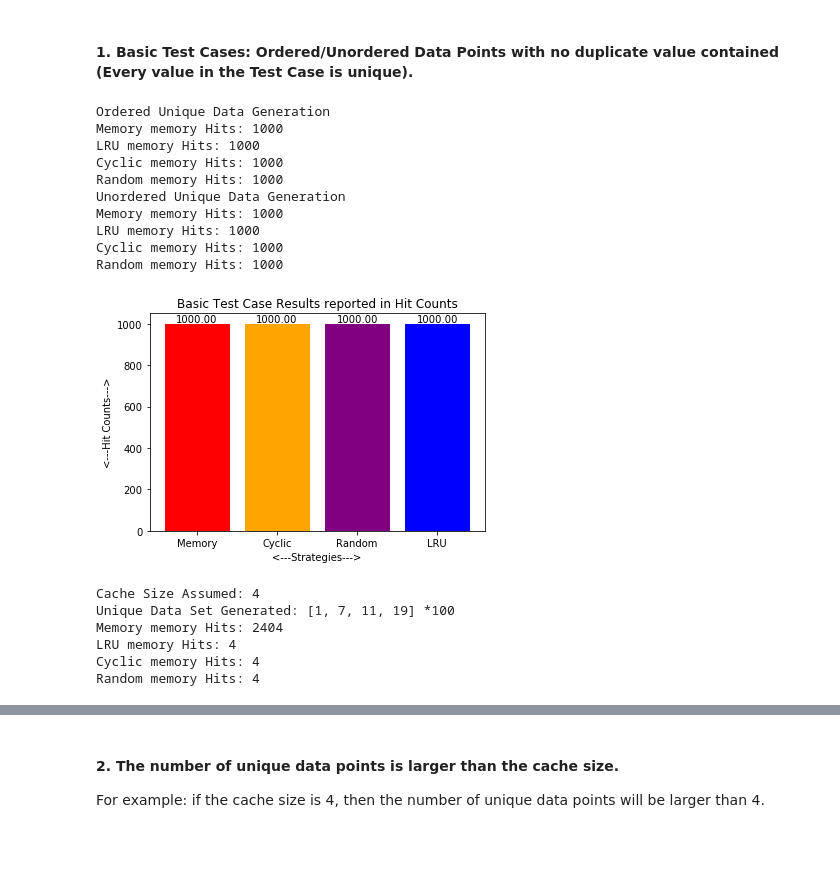
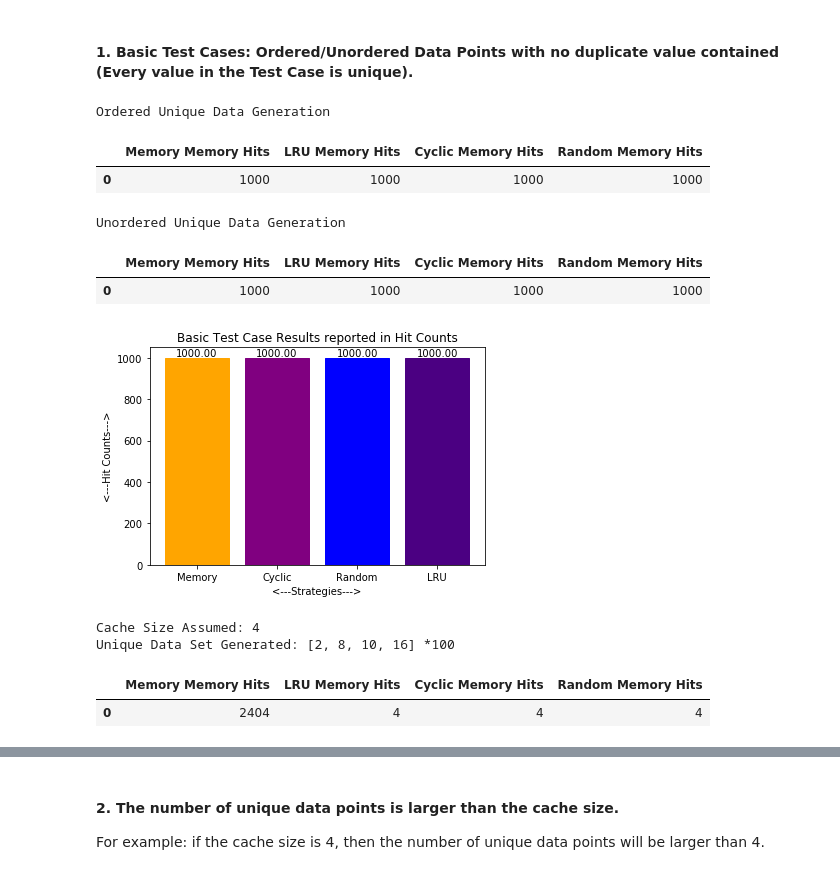
Before and after one commit to Weicheng783/COMP15212_g28738wa, a Jupyter notebook: experiment/15212CW2.ipynb, the cells around one changed output, grey strips where cells are left out. Saved outputs shown, nothing was run; the diff lists cells and outputs as text; code cells hidden in the pictures; blank space fills up the shorter version.

```diff
--- a/experiment/15212CW2.ipynb
+++ b/experiment/15212CW2.ipynb
@@ -49,44 +50,55 @@ def process():
     results.append(rdmcount)
 # %% [markdown]
 <h4>1. Basic Test Cases: Ordered/Unordered Data Points with no duplicate value contained (Every value in the Test Case is unique).</h4>
-# %%
-test_data = []
-# Ordered Unique Data Generation, from 0 to 999.
-print("Ordered Unique Data Generation")
-for i in range(0,1000):
-    test_data.append(i)
-process()
-
-# Unordered Unique Data Generation, from 0 to 999.
-import random
-random.shuffle(test_data)
-
-print("Unordered Unique Data Generation")
-process()
-# %% [output]
-Ordered Unique Data Generation
-Memory memory Hits: 1000
-LRU memory Hits: 1000
-Cyclic memory Hits: 1000
-Random memory Hits: 1000
-Unordered Unique Data Generation
-Memory memory Hits: 1000
-LRU memory Hits: 1000
-Cyclic memory Hits: 1000
-Random memory Hits: 1000
+# %%
+test_data = []
+# Ordered Unique Data Generation, from 0 to 999.
+print("Ordered Unique Data Generation")
+for i in range(0,1000):
+    test_data.append(i)
+process()
+df = pd.DataFrame(index=[i for i in range(1)], columns=['Memory Memory Hits','LRU Memory Hits','Cyclic Memory Hits','Random Memory Hits'])
+for i in range(len(df)):
+    df['Memory Memory Hits'][i]=memcount
+    df['LRU Memory Hits'][i]=lrucount
+    df['Cyclic Memory Hits'][i]=cycliccount
+    df['Random Memory Hits'][i]=rdmcount
+df
+# %% [output]
+Ordered Unique Data Generation
+|  | Memory Memory Hits | LRU Memory Hits | Cyclic Memory Hits | Random Memory Hits |
+| 0 | 1000 | 1000 | 1000 | 1000 |
+# %%
+# Unordered Unique Data Generation, from 0 to 999.
+import random
+random.shuffle(test_data)
+
+print("Unordered Unique Data Generation")
+process()
+df = pd.DataFrame(index=[i for i in range(1)], columns=['Memory Memory Hits','LRU Memory Hits','Cyclic Memory Hits','Random Memory Hits'])
+for i in range(len(df)):
+    df['Memory Memory Hits'][i]=memcount
+    df['LRU Memory Hits'][i]=lrucount
+    df['Cyclic Memory Hits'][i]=cycliccount
+    df['Random Memory Hits'][i]=rdmcount
+df
+# %% [output]
+Unordered Unique Data Generation
+|  | Memory Memory Hits | LRU Memory Hits | Cyclic Memory Hits | Random Memory Hits |
+| 0 | 1000 | 1000 | 1000 | 1000 |
 # %%
-colours = ['red','orange','purple','blue','indigo','gray','green','black','pink']
+colours = ['orange','purple','blue','indigo','gray','green','black','pink']
 # plt.figure(figsize=(19,5))
 plt.xlabel('<---Strategies--->')
 plt.ylabel('<---Hit Counts--->')
 plt.title('Basic Test Case Results reported in Hit Counts')
 bars = plt.bar(['Memory','Cyclic','Random','LRU'],[memcount,cycliccount,rdmcount,lrucount],label='Hit Counts')
 for i in range(4):
     bars[i].set_color(colours[i])
 for x,y in zip(['Memory','Cyclic','Random','LRU'],[memcount,cycliccount,rdmcount,lrucount]):
     plt.text(x,y,'%.2f' %y, ha='center',va='bottom')
 # %% [output]
-[figure, old version]
+[figure, new version]
 # %%
 # Generate Unique Test Data according to the cache size N.
 # For example: If N=4, the number of the test data will be 4, and this
@@ -113,12 +125,17 @@ import random
 random.shuffle(test_data)
 
 process()
+df = pd.DataFrame(index=[i for i in range(1)], columns=['Memory Memory Hits','LRU Memory Hits','Cyclic Memory Hits','Random Memory Hits'])
+for i in range(len(df)):
+    df['Memory Memory Hits'][i]=memcount
+    df['LRU Memory Hits'][i]=lrucount
+    df['Cyclic Memory Hits'][i]=cycliccount
+    df['Random Memory Hits'][i]=rdmcount
+df
 # %% [output]
 Cache Size Assumed: 4
-Unique Data Set Generated: [1, 7, 11, 19] *100
-Memory memory Hits: 2404
-LRU memory Hits: 4
-Cyclic memory Hits: 4
-Random memory Hits: 4
+Unique Data Set Generated: [2, 8, 10, 16] *100
+|  | Memory Memory Hits | LRU Memory Hits | Cyclic Memory Hits | Random Memory Hits |
+| 0 | 2404 | 4 | 4 | 4 |
 # %%
 plt.title("Hit Counts in Different Strategies")
```
Also changed, not shown: parts of 20 cells of this notebook.
